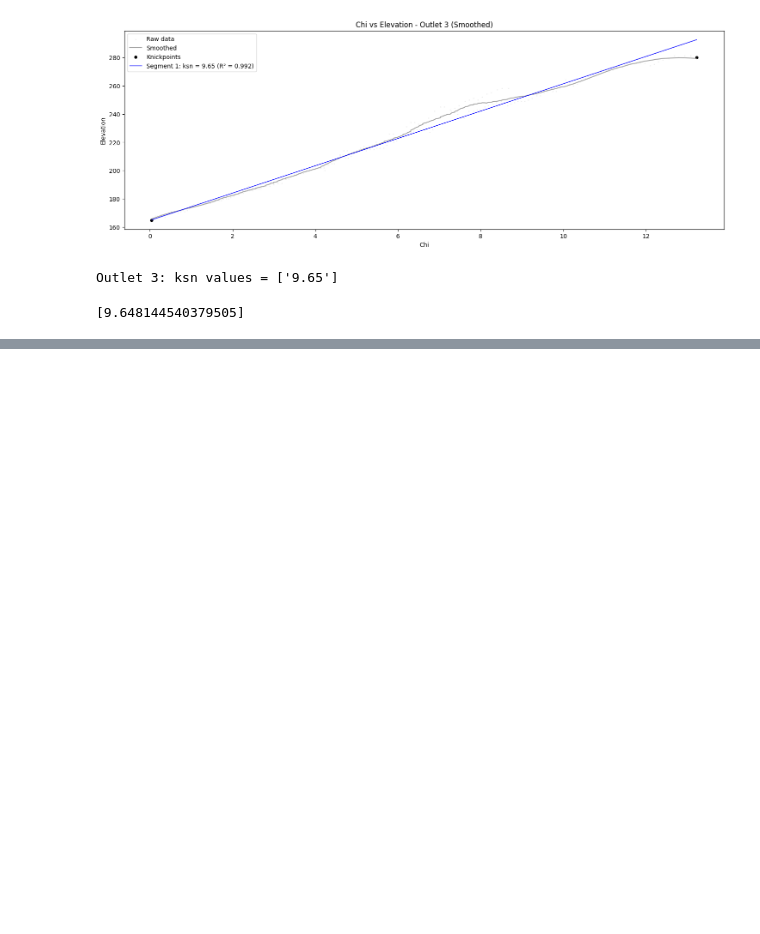
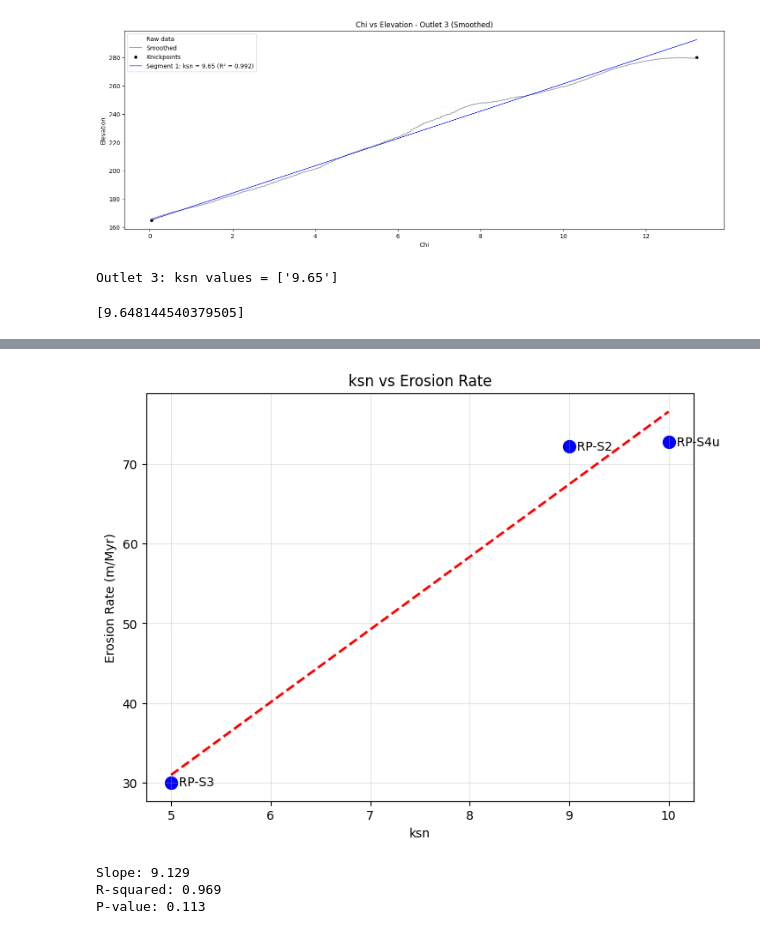
Before and after one commit to glong1321/AndesTG, a Jupyter notebook: Rapel/base_level/SteepnessRapel.ipynb, the cells around one changed output, grey strips where cells are left out. Saved outputs shown, nothing was run; the diff lists cells and outputs as text; code cells hidden in the pictures; blank space fills up the shorter version.

```diff
--- a/Rapel/base_level/SteepnessRapel.ipynb
+++ b/Rapel/base_level/SteepnessRapel.ipynb
@@ -266,7 +272,7 @@ def analyze_erosion_monte_carlo(dem_file, polygon_file, watershed_name, erosion_
         p97_5 = np.percentile(erosion_lower_samples, 97.5)  # Upper 2σ
 
         # Calculate weighted average
-        weighted_erosion = (erosion_above * area_above + erosion_lower_mean * area_below) / total_area
+        weighted_erosion = (np.mean(erosion_above_samples) * area_above + erosion_lower_mean * area_below) / total_area
 
         # Calculate relative uncertainty
         rel_uncertainty = (erosion_lower_std / erosion_lower_mean) * 100 if erosion_lower_mean != 0 else 0
@@ -326,7 +332,7 @@ def analyze_erosion_monte_carlo(dem_file, polygon_file, watershed_name, erosion_
 
     fig_hist.suptitle(f'{watershed_name} - Monte Carlo Results', fontsize=14, fontweight='bold')
     fig_hist.tight_layout()
-    fig_hist.savefig(f'/Users/Glong1/Desktop/erosion_analysis_{watershed_name}_histogram.png', dpi=150, bbox_inches='tight')
+    #fig_hist.savefig(f'/Users/Glong1/Desktop/erosion_analysis_{watershed_name}_histogram.png', dpi=150, bbox_inches='tight')
 
     plt.show()
 
@@ -1028,0 +645,42 @@ Max steepness: 224.19
+# %%
+# Plotting ksn vs erosion
+
+import matplotlib.pyplot as plt
+
+# Your data
+samples = ['RP-S2', 'RP-S3', 'RP-S4u']
+ksn_values = [9, 5, 10]  # approximate values you mentioned
+erosion_rates = [72.2, 30, 72.8]  # You need to fill these in
+
+# Calculate linear regression
+slope, intercept, r_value, p_value, std_err = linregress(ksn_values, erosion_rates)
+
+# Create the plot
+plt.figure(figsize=(8, 6))
+plt.scatter(ksn_values, erosion_rates, s=100, color='blue')
+
+# Label each point
+for i, sample in enumerate(samples):
+    plt.text(ksn_values[i], erosion_rates[i], f'  {sample}',
+             fontsize=10, verticalalignment='center')
+
+# Plot the regression line
+x_line = np.linspace(min(ksn_values), max(ksn_values), 100)
+y_line = slope * x_line + intercept
+plt.plot(x_line, y_line, 'r--', linewidth=2,
+         label=f'y = {slope:.2f}x + {intercept:.2f}\nR² = {r_value**2:.3f}')
+
+plt.xlabel('ksn')
+plt.ylabel('Erosion Rate (m/Myr)')
+plt.title('ksn vs Erosion Rate')
+plt.grid(True, alpha=0.3)
+plt.show()
+
+print(f"Slope: {slope:.3f}")
+print(f"R-squared: {r_value**2:.3f}")
+print(f"P-value: {p_value:.3f}")
+# %% [output]
+[figure, added]
+Slope: 9.129
+R-squared: 0.969
+P-value: 0.113
```
Also changed, not shown: parts of 9 cells of this notebook, 8 other files.
